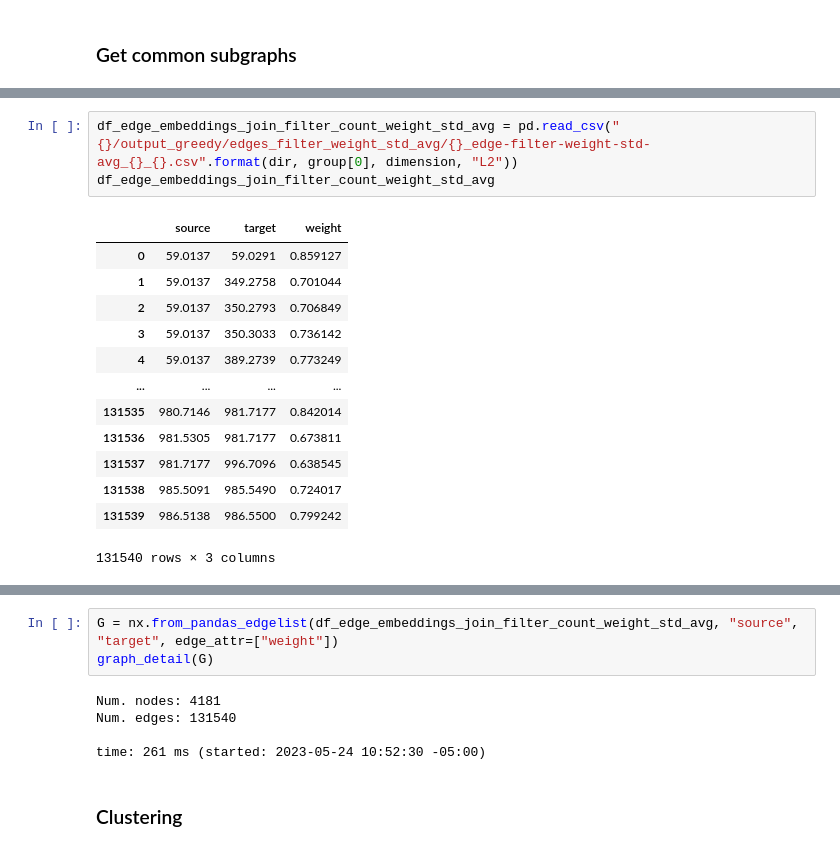
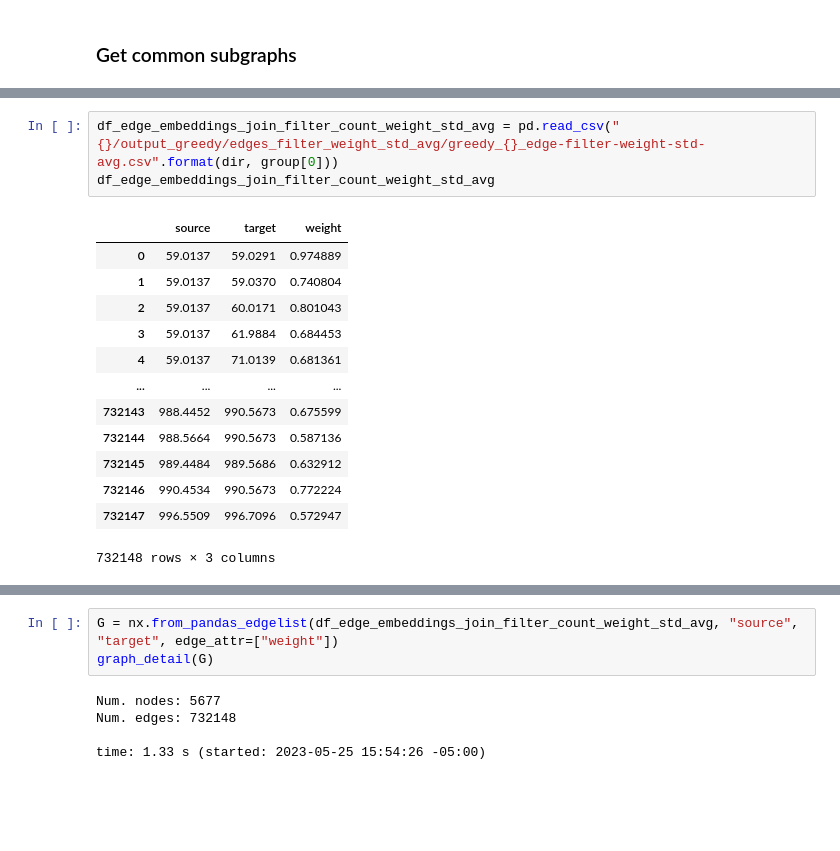
Before and after one commit to win7/GNN_Unsupervised, a Jupyter notebook: baseline.ipynb, the cells around one changed output, grey strips where cells are left out. Drawn from its saved outputs; the diff is of its cells as text; blank space fills up the shorter version.

```diff
--- a/baseline.ipynb
+++ b/baseline.ipynb
@@ -250,17 +246,17 @@ time: 354 ms (started: 2023-05-24 10:52:29 -05:00)
 # %%
-df_edge_embeddings_join_filter_count_weight_std_avg = pd.read_csv("{}/output_greedy/edges_filter_weight_std_avg/{}_edge-filter-weight-std-avg_{}_{}.csv".format(dir, group[0], dimension, "L2"))
+df_edge_embeddings_join_filter_count_weight_std_avg = pd.read_csv("{}/output_greedy/edges_filter_weight_std_avg/greedy_{}_edge-filter-weight-std-avg.csv".format(dir, group[0]))
 df_edge_embeddings_join_filter_count_weight_std_avg
 # %% [output]
 |  | source | target | weight |
-| 0 | 59.0137 | 59.0291 | 0.859127 |
-| 1 | 59.0137 | 349.2758 | 0.701044 |
-| 2 | 59.0137 | 350.2793 | 0.706849 |
-| 3 | 59.0137 | 350.3033 | 0.736142 |
-| 4 | 59.0137 | 389.2739 | 0.773249 |
+| 0 | 59.0137 | 59.0291 | 0.974889 |
+| 1 | 59.0137 | 59.0370 | 0.740804 |
+| 2 | 59.0137 | 60.0171 | 0.801043 |
+| 3 | 59.0137 | 61.9884 | 0.684453 |
+| 4 | 59.0137 | 71.0139 | 0.681361 |
 | ... | ... | ... | ... |
-| 131535 | 980.7146 | 981.7177 | 0.842014 |
-| 131536 | 981.5305 | 981.7177 | 0.673811 |
-| 131537 | 981.7177 | 996.7096 | 0.638545 |
-| 131538 | 985.5091 | 985.5490 | 0.724017 |
-| 131539 | 986.5138 | 986.5500 | 0.799242 |
+| 732143 | 988.4452 | 990.5673 | 0.675599 |
+| 732144 | 988.5664 | 990.5673 | 0.587136 |
+| 732145 | 989.4484 | 989.5686 | 0.632912 |
+| 732146 | 990.4534 | 990.5673 | 0.772224 |
+| 732147 | 996.5509 | 996.7096 | 0.572947 |
-131540 rows × 3 columns
+732148 rows × 3 columns
@@ -269,9 +265,7 @@ time: 50.7 ms (started: 2023-05-24 10:52:30 -05:00)
 G = nx.from_pandas_edgelist(df_edge_embeddings_join_filter_count_weight_std_avg, "source", "target", edge_attr=["weight"])
 graph_detail(G)
 # %% [output]
-Num. nodes: 4181
-Num. edges: 131540
+Num. nodes: 5677
+Num. edges: 732148
 
-time: 261 ms (started: 2023-05-24 10:52:30 -05:00)
+time: 1.33 s (started: 2023-05-25 15:54:26 -05:00)
-# %% [markdown]
-### Clustering
```
Also changed, not shown: parts of 31 cells of this notebook, 4 other files.
